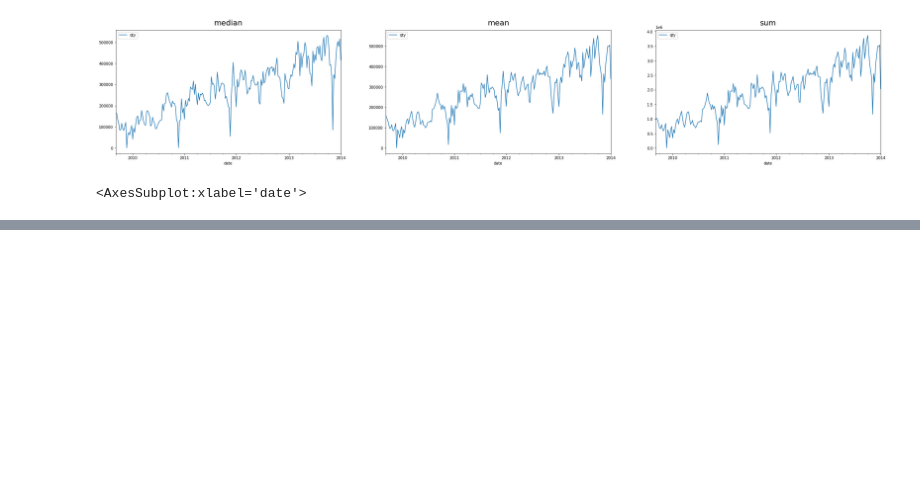
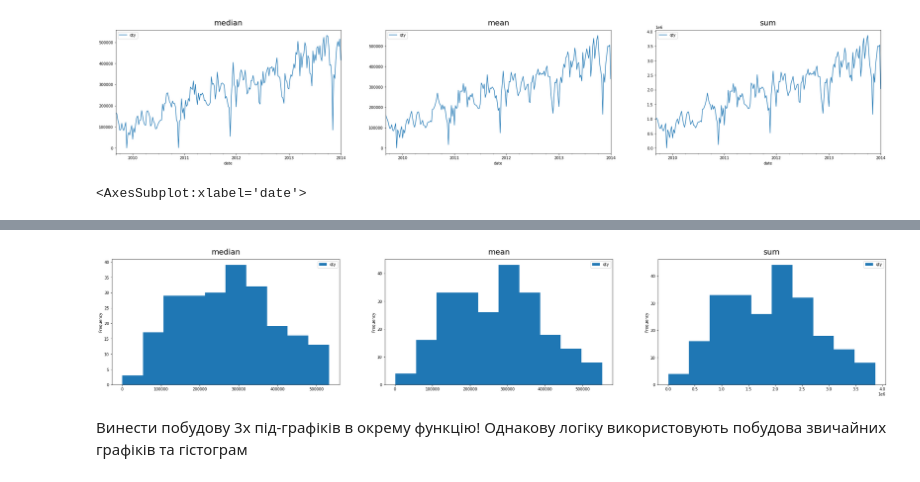
Before and after one commit to markbugatti/arima-basic-diploma, a Jupyter notebook: work_with_goods.ipynb, the cells around one changed output, grey strips where cells are left out. Drawn from its saved outputs; the diff is of its cells as text; code cells hidden in the pictures; blank space fills up the shorter version.

Commit message:
histogram added for aggregate functions

```diff
--- a/work_with_goods.ipynb
+++ b/work_with_goods.ipynb
@@ -103,0 +89,27 @@ sum_up
+# %%
+sum_up_median = view_statistics_weekly_median_aggregated.describe()
+sum_up_mean = view_statistics_weekly_mean_aggregated.describe()
+sum_up_sum = view_statistics_weekly_sum_aggregated.describe()
+
+# multi histagrams for different sum_ups
+fig, axes = plt.subplots(ncols=3, figsize=(36,6))
+
+title_fontsize = {'fontsize': 20}
+title_padding = 12
+
+axes[0].set_title('median', fontdict=title_fontsize, pad=title_padding)
+axes[1].set_title('mean', fontdict=title_fontsize, pad=title_padding)
+axes[2].set_title('sum', fontdict=title_fontsize, pad=title_padding)
+
+# remark: examle hist via hist function
+#view_statistics_weekly_mean_aggregated.hist(ax= axes[1])
+
+view_statistics_weekly_median_aggregated.plot(kind='hist', ax= axes[0])
+view_statistics_weekly_mean_aggregated.plot(kind='hist', ax= axes[1])
+view_statistics_weekly_sum_aggregated.plot(kind='hist', ax= axes[2])
+
+plt.show()
+# %% [output]
+[figure, added]
+# %% [markdown]
+Винести побудову 3х під-графіків в окрему функцію! Однакову логіку використовують побудова звичайних графіків та гістограм
```
Also changed, not shown: parts of 1 cell of this notebook.
